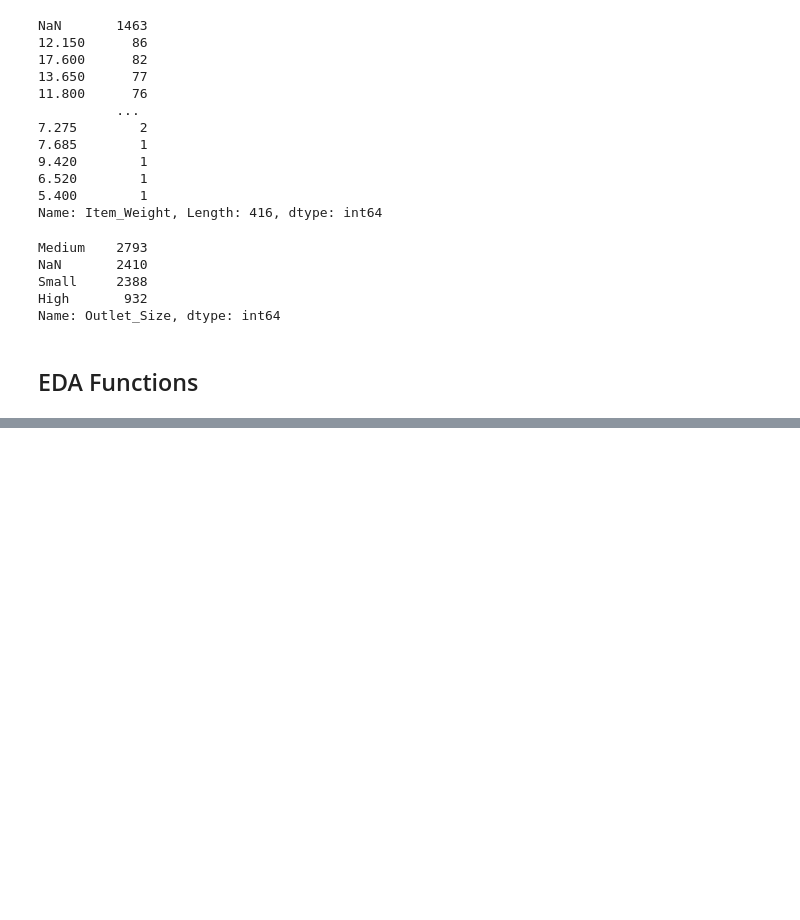
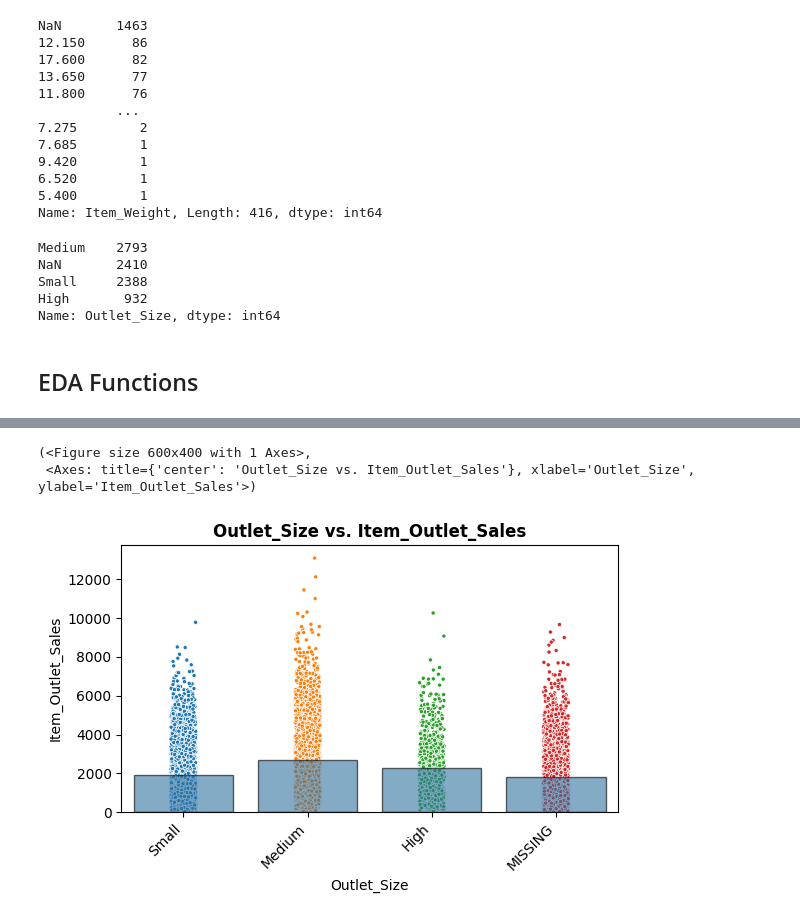
Before and after one commit to PRETTYMARTHA/Prediction-of-product-sales, a Jupyter notebook: Copy_of_Copy_of_Copy_of_Headers.ipynb, the cells around one changed output, grey strips where cells are left out. Drawn from its saved outputs; the diff is of its cells as text; code cells hidden in the pictures; blank space fills up the shorter version.

```diff
--- a/Copy_of_Copy_of_Copy_of_Headers.ipynb
+++ b/Copy_of_Copy_of_Copy_of_Headers.ipynb
@@ -482,0 +529,7 @@ KeyError: "None of [Float64Index([   9.3,   5.92,   17.5,   19.2,   8.93, 10.395
+# %%
+# Run the appropriate feature vs. target function (based on dtype)
+plot_categorical_vs_target(df=df_prediction, x=feature, y='Item_Outlet_Sales',figsize=(6,4), order = ['Small', 'Medium', 'High', 'MISSING'])
+# %% [output]
+(<Figure size 600x400 with 1 Axes>,
+ <Axes: title={'center': 'Outlet_Size vs. Item_Outlet_Sales'}, xlabel='Outlet_Size', ylabel='Item_Outlet_Sales'>)
+[figure, added]
```
Also changed, not shown: parts of 9 cells of this notebook.
